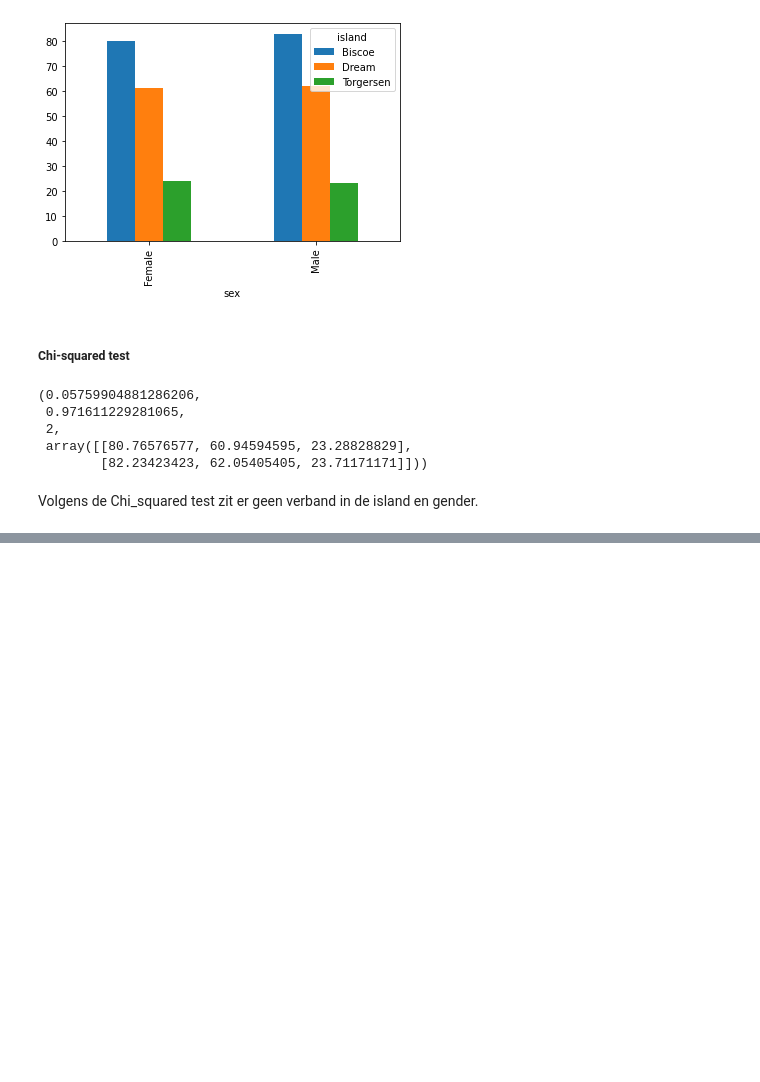
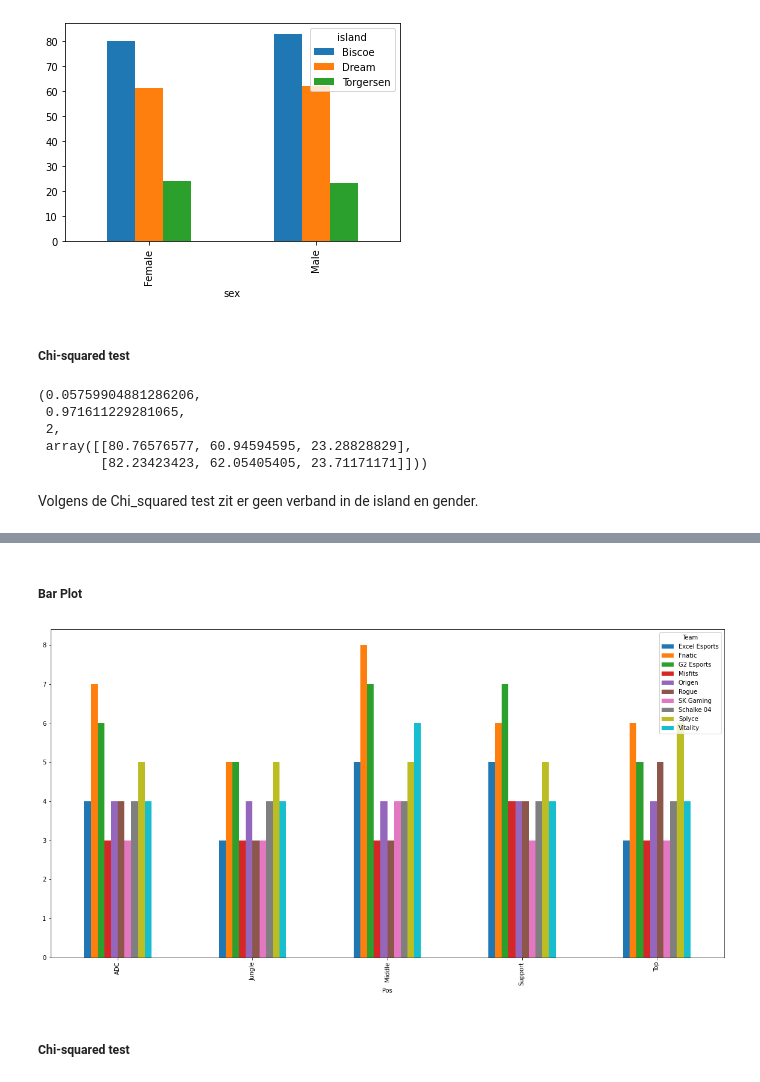
Before and after one commit to elco2000/DataSciencePortfolio, a Jupyter notebook: Week2b.ipynb, the cells around one changed output, grey strips where cells are left out. Drawn from its saved outputs; the diff is of its cells as text; code cells hidden in the pictures; blank space fills up the shorter version.

```diff
--- a/Week2b.ipynb
+++ b/Week2b.ipynb
@@ -245,0 +260,3 @@ Volgens de Chi_squared test zit er geen verband in de island en gender.
+# %%
+contingencyTableThree= lecDataset.groupby(['Team','Pos']).size().unstack('Team', fill_value=0)
+contingencyTableThree
@@ -245,0 +271,8 @@ Volgens de Chi_squared test zit er geen verband in de island en gender.
+# %% [markdown]
+##### Bar Plot
+# %%
+tableThree = contingencyTableThree.plot(kind='bar', figsize = (20, 10))
+# %% [output]
+[figure, added]
+# %% [markdown]
+##### Chi-squared test
```
Also changed, not shown: parts of 7 cells of this notebook.
